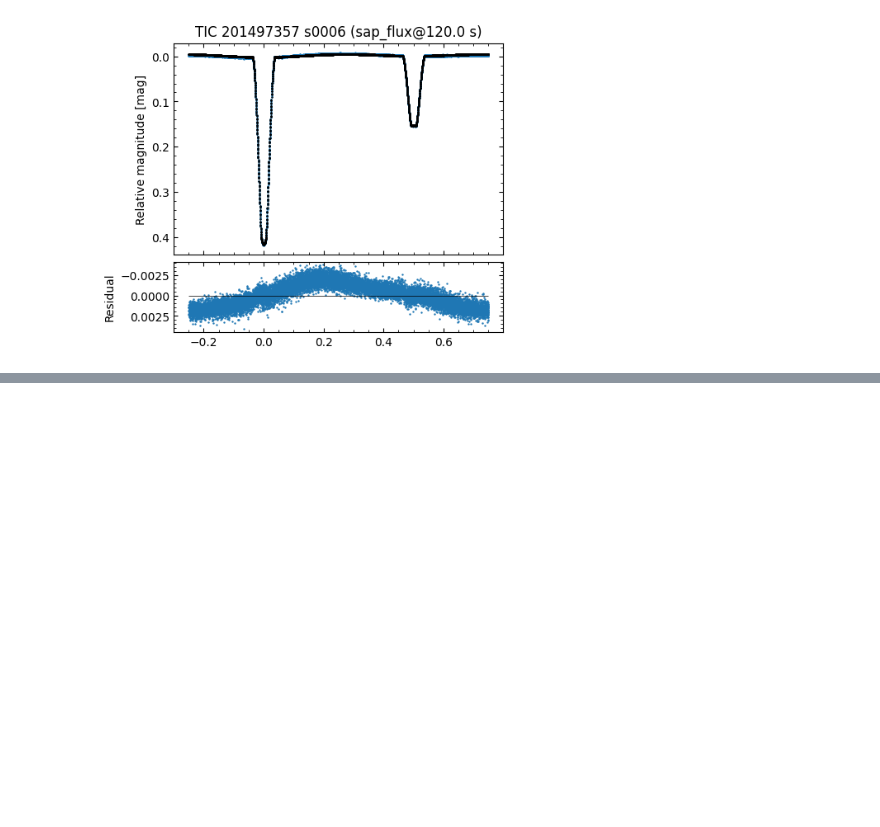
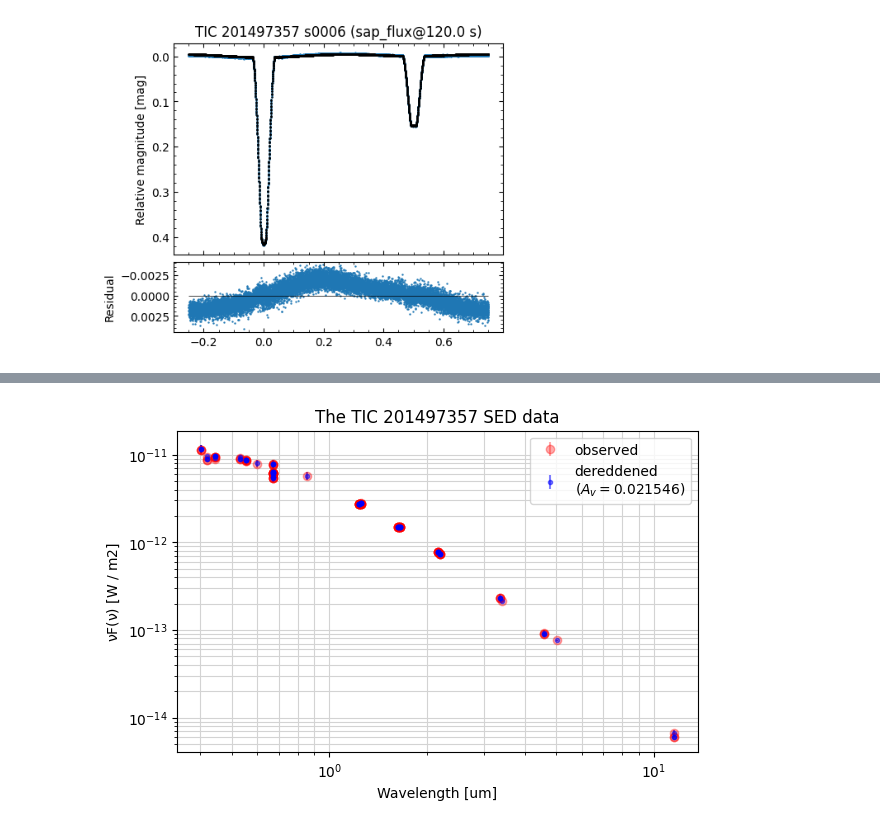
Before and after one commit to SteveOv/modebs, a Jupyter notebook: quick-fit.ipynb, the cells around one changed output, grey strips where cells are left out. Drawn from its saved outputs; the diff is of its cells as text; code cells hidden in the pictures; blank space fills up the shorter version.

Commit message:
reworked SED with latest pipeline and added dereddening

```diff
--- a/quick-fit.ipynb
+++ b/quick-fit.ipynb
@@ -525,0 +529,28 @@ if sed:
+# %%
+# Read in the SED for this target
+sed = pipeline.get_sed_for_target(target, search_term, radius=0.1)
+
+# Filter SED to those covered by our models and also remove any outliers
+model_mask = (sed["sed_wl"] >= min(ext_wl_range)) & (sed["sed_wl"] <= max(ext_wl_range)) \
+            & (sed["sed_wl"] >= min(ne_wl_range)) & (sed["sed_wl"] <= max(ne_wl_range))
+out_mask = sed["sed_filter"] == "HIP:hp"    # These tend to give outliers at ~0.402 um
+if "CW Eri" in target:
+    out_mask |= sed["sed_filter"] == "Cousins:I"
+sed = sed[model_mask & ~out_mask]
+# %%
+# Lookup the target's extinction in Bayestar (and fall back on the Vergely maps)
+Ebv, _flags = pipeline.get_bayestar_ebv_for_coords(target_coords, "bayestar2019")
+if Ebv:
+    print(f'For {target} the bayestar2019 extinction is: E(B-V) = {Ebv:.6f} mag',
+        '\n( diagnostic flags:', ', '.join(f'{n} = {_flags[n]}' for n in _flags), ')')
+    sed["sed_der_flux"] = sed["sed_flux"] / ext_model.extinguish(sed["sed_wl"].to(u.um), Ebv=Ebv)
+    der_lab = f"dereddened\n(E(B-V)={Ebv:.6f})"
+elif Av := pipeline.get_vergely_av_for_coords(target_coords):
+    print(f"For {target} the extinction is: Av = {Av:.6f}")
+    sed["sed_der_flux"] = sed["sed_flux"] / ext_model.extinguish(sed["sed_wl"].to(u.um), Av=Av)
+    der_lab = f"dereddened\n($A_v={Av:.6f}$)"
+else:
+    print(f"!!!No de-reddening found!!!")
+    sed["sed_der_flux"] = sed["sed_flux"]
+    der_lab = "not dereddened"
+sed["sed_der_vfv"] = sed["sed_der_flux"] * sed["sed_freq"] * u.Hz
@@ -525,0 +575,13 @@ if sed:
+# %%
+fig, ax = plt.subplots(1, 1, figsize=(6, 4), constrained_layout=True)
+ax.errorbar(sed["sed_wl"], sed["sed_vfv"], sed["sed_evfv"], fmt="or", alpha=0.33, label="observed")
+ax.errorbar(sed["sed_wl"], sed["sed_der_vfv"], sed["sed_evfv"], fmt=".b", alpha=0.5, label=der_lab)
+ax.set(title=f"The {target} SED data",
+       xscale="log", xlabel=f"Wavelength [{sed['sed_wl'].unit}]",
+       yscale="log", ylabel=f"${{\\rm \\nu F(\\nu)}}$ [{sed['sed_der_vfv'].unit}]")
+ax.grid(True, which="both", axis="both", color="lightgray")
+ax.legend(loc="best")
+plt.show(fig)
+plt.close(fig)
+# %% [output]
+[figure, added]
```
Also changed, not shown: parts of 10 cells of this notebook.
